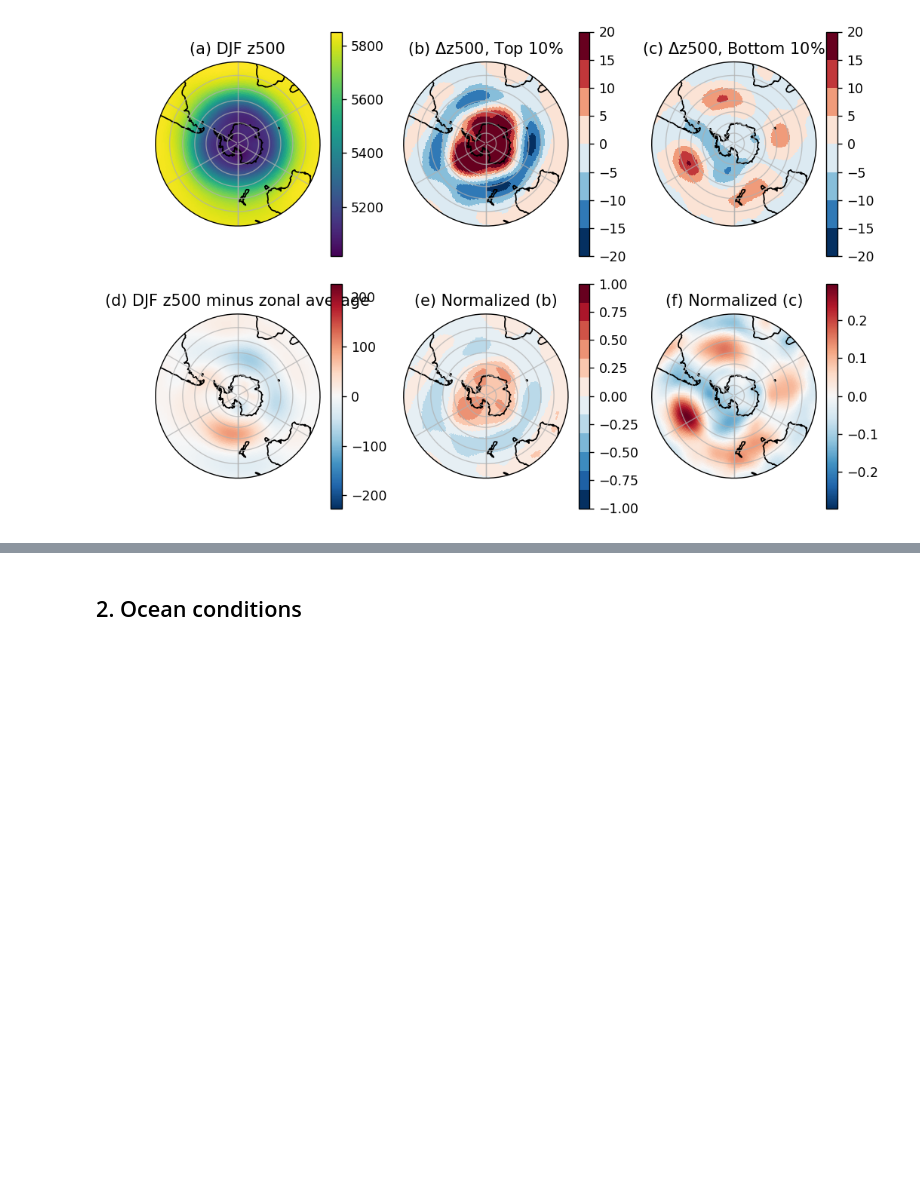
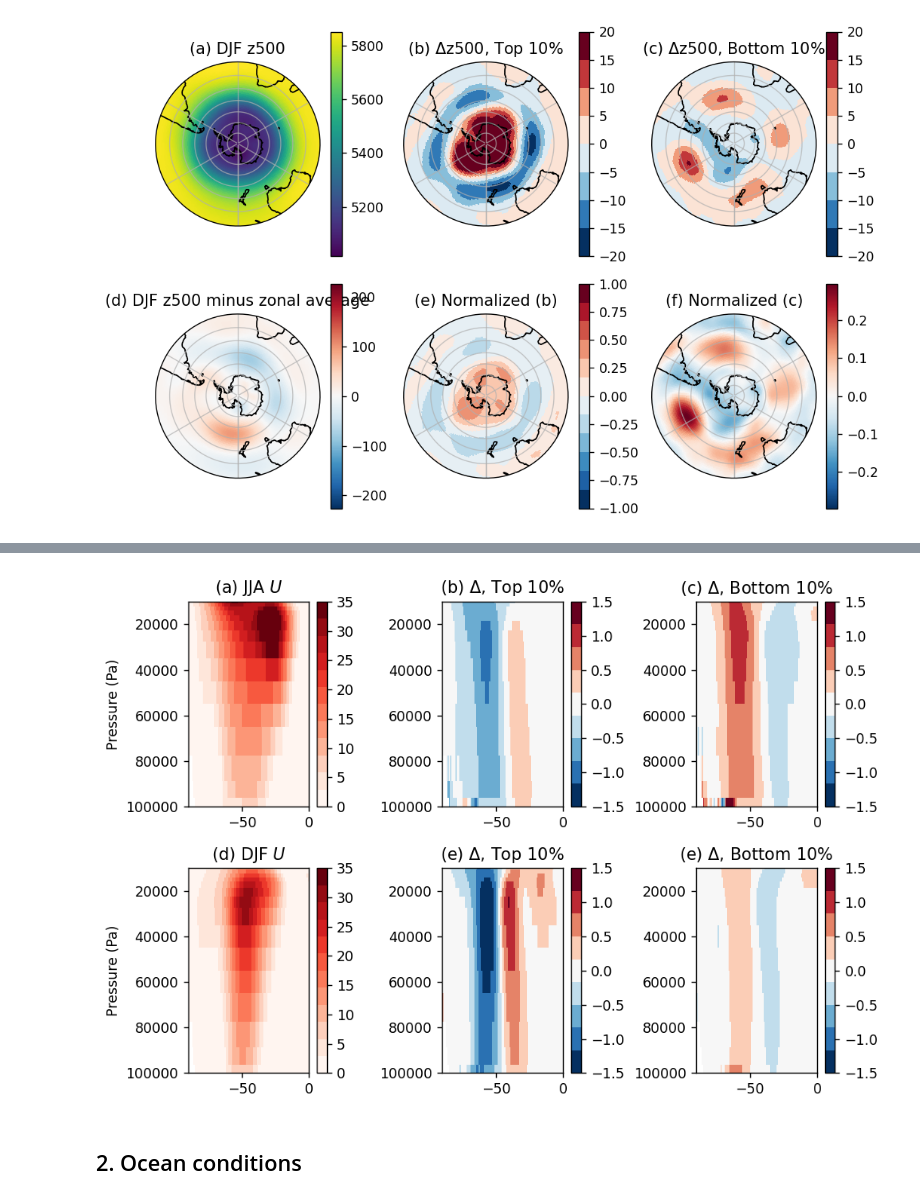
Before and after one commit to keturner8/stormtrack_variability, a Jupyter notebook: notebooks/composites_ESM4_CMIP.ipynb, the cells around one changed output, grey strips where cells are left out. Drawn from its saved outputs; the diff is of its cells as text; code cells hidden in the pictures; blank space fills up the shorter version.

Commit message:
include more statistics against climate modes, extreme winds, new figures

```diff
--- a/notebooks/composites_ESM4_CMIP.ipynb
+++ b/notebooks/composites_ESM4_CMIP.ipynb
@@ -21,2 +0,0 @@ out_path_data = '/work/Katherine.Turner/smaller_projects/hifreq-variability/data
-# %%
-ds = xr.open_dataset('/work/Katherine.Turner/smaller_projects/hifreq-variability/data/ESM4_cmip_monthly_storms.nc', use_cftime=True)
@@ -437,2 +482,92 @@ plt.savefig(f"{out_path_fig}z500_jja_ESM4-500.png", format='png', dpi=100)
+# %%
+fig, axs = plt.subplots(
+    nrows=2,
+    ncols=3,
+    figsize=(8, 5.5),
+    dpi=125,
+)
+axs = axs.flatten()
+
+mean_jja.plot(
+    ax=axs[0],
+    x="lat",
+    vmax=35,
+    vmin=0,
+    extend="neither",
+    cmap=plt.get_cmap("Reds", 12),
+    cbar_kwargs={"label": ""},
+)
+
+axs[0].set_title("(a) JJA $U$")
+
+(ds_v[var][midx_hi_jja, :, :, :].mean(dim=["time", "lon"]) - mean_jja).plot(
+    ax=axs[1],
+    x="lat",
+    vmin=-1.5,
+    vmax=1.5,
+    extend="neither",
+    cmap=plt.get_cmap("RdBu_r", 9),
+    cbar_kwargs={"label": ""},
+)
+axs[1].set_title("(b) $\Delta$, Top 10%")
+
+(ds_v[var][midx_lo_jja, :, :, :].mean(dim=["time", "lon"]) - mean_jja).plot(
+    ax=axs[2],
+    x="lat",
+    vmin=-1.5,
+    vmax=1.5,
+    extend="neither",
+    cmap=plt.get_cmap("RdBu_r", 9),
+    cbar_kwargs={"label": ""},
+)
+axs[2].set_title("(c) $\Delta$, Bottom 10%")
+
+mean_djf.plot(
+    ax=axs[3],
+    x="lat",
+    vmax=35,
+    vmin=0,
+    extend="neither",
+    cmap=plt.get_cmap("Reds", 12),
+    cbar_kwargs={"label": ""},
+)
+
+axs[3].set_title("(d) DJF $U$")
+
+(ds_v[var][midx_hi_djf, :, :, :].mean(dim=["time", "lon"]) - mean_djf).plot(
+    ax=axs[4],
+    x="lat",
+    vmin=-1.5,
+    vmax=1.5,
+    extend="neither",
+    cmap=plt.get_cmap("RdBu_r", 9),
+    cbar_kwargs={"label": ""},
+)
+axs[4].set_title("(e) $\Delta$, Top 10%")
+
+(ds_v[var][midx_lo_djf, :, :, :].mean(dim=["time", "lon"]) - mean_djf).plot(
+    ax=axs[5],
+    x="lat",
+    vmin=-1.5,
+    vmax=1.5,
+    extend="neither",
+    cmap=plt.get_cmap("RdBu_r", 9),
+    cbar_kwargs={"label": ""},
+)
+axs[5].set_title("(e) $\Delta$, Bottom 10%")
+
+for i in range(6):
+    axs[i].set_xlim([-90, 0])
+    axs[i].set_ylim([100000, 10000])
+
+    if (i == 0) | (i == 3):
+        axs[i].set_ylabel("Pressure (Pa)")
+    else:
+        axs[i].set_ylabel("")
+    axs[i].set_xlabel("")
+
+plt.tight_layout()
+# %% [output]
+[figure, added]
 # %% [markdown]
 ## 2. Ocean conditions
```
Also changed, not shown: parts of 33 cells of this notebook, 14 other files.
